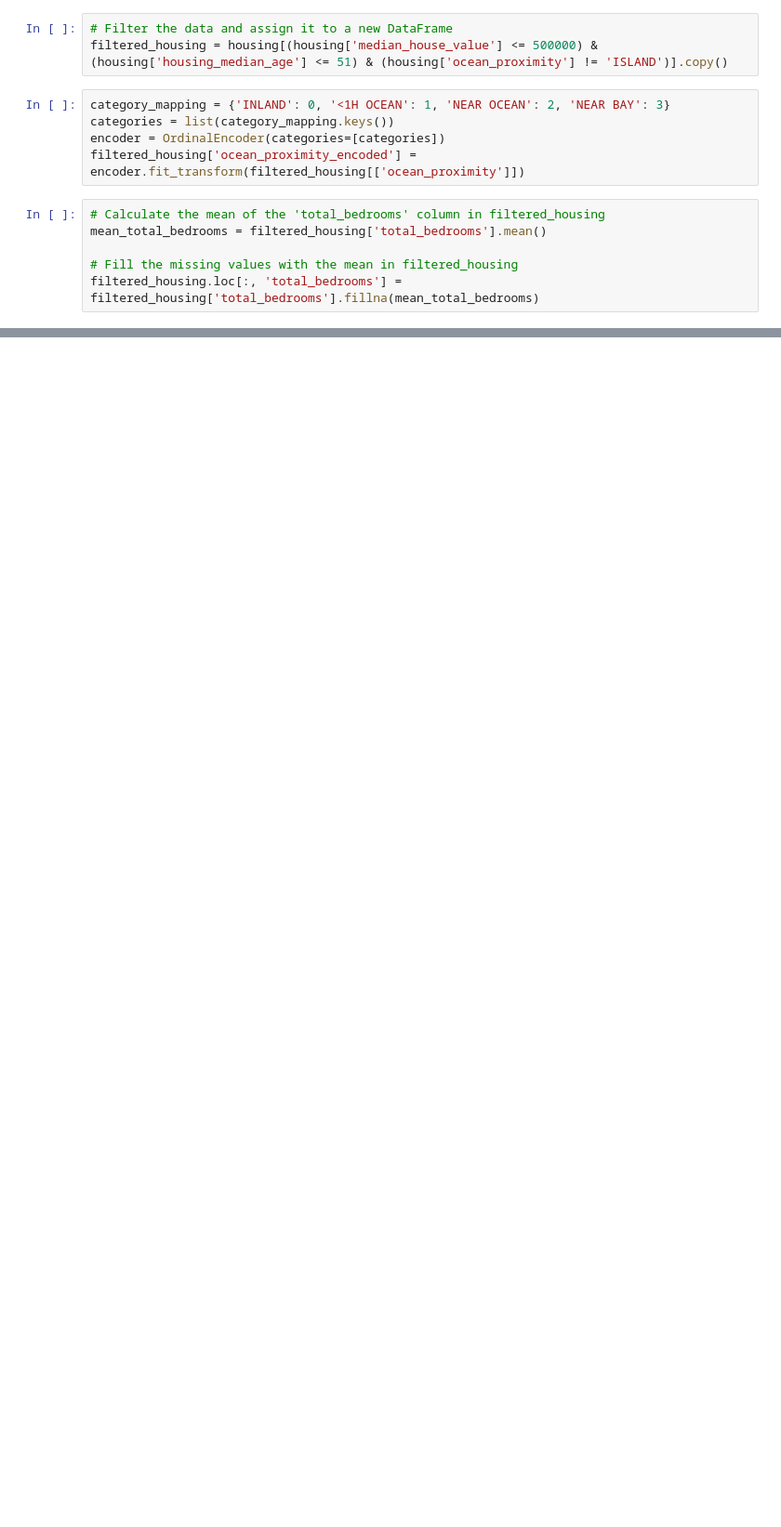
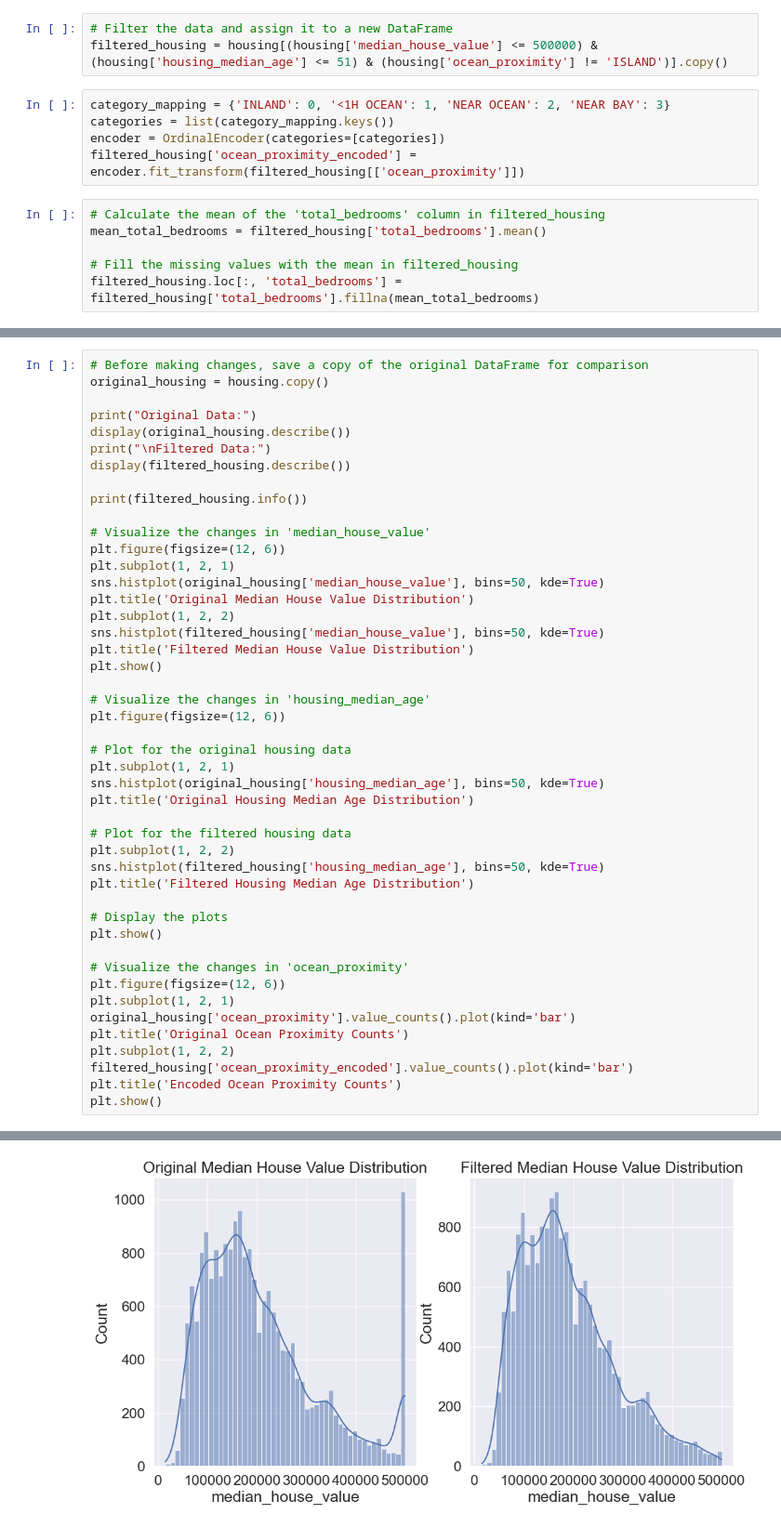
Before and after one commit to 5teef/Housing-AI, a Jupyter notebook: kunskapskontroll_houseprices.ipynb, the cells around one changed output, grey strips where cells are left out. Shown at 93% size. Cells and saved outputs as stored; diff of their text form; blank space fills up the shorter version.

```diff
--- a/kunskapskontroll_houseprices.ipynb
+++ b/kunskapskontroll_houseprices.ipynb
@@ -70,0 +116,47 @@ y = housing['median_house_value']
+# %%
+# Before making changes, save a copy of the original DataFrame for comparison
+original_housing = housing.copy()
+
+print("Original Data:")
+display(original_housing.describe())
+print("\nFiltered Data:")
+display(filtered_housing.describe())
+
+print(filtered_housing.info())
+
+# Visualize the changes in 'median_house_value'
+plt.figure(figsize=(12, 6))
+plt.subplot(1, 2, 1)
+sns.histplot(original_housing['median_house_value'], bins=50, kde=True)
+plt.title('Original Median House Value Distribution')
+plt.subplot(1, 2, 2)
+sns.histplot(filtered_housing['median_house_value'], bins=50, kde=True)
+plt.title('Filtered Median House Value Distribution')
+plt.show()
+
+# Visualize the changes in 'housing_median_age'
+plt.figure(figsize=(12, 6))
+
+# Plot for the original housing data
+plt.subplot(1, 2, 1)
+sns.histplot(original_housing['housing_median_age'], bins=50, kde=True)
+plt.title('Original Housing Median Age Distribution')
+
+# Plot for the filtered housing data
+plt.subplot(1, 2, 2)
+sns.histplot(filtered_housing['housing_median_age'], bins=50, kde=True)
+plt.title('Filtered Housing Median Age Distribution')
+
+# Display the plots
+plt.show()
+
+# Visualize the changes in 'ocean_proximity'
+plt.figure(figsize=(12, 6))
+plt.subplot(1, 2, 1)
+original_housing['ocean_proximity'].value_counts().plot(kind='bar')
+plt.title('Original Ocean Proximity Counts')
+plt.subplot(1, 2, 2)
+filtered_housing['ocean_proximity_encoded'].value_counts().plot(kind='bar')
+plt.title('Encoded Ocean Proximity Counts')
+plt.show()
+# %% [output]
@@ -70,0 +202 @@ y = housing['median_house_value']
+[figure, added]
```
Also changed, not shown: parts of 26 cells of this notebook, 19 other files.
